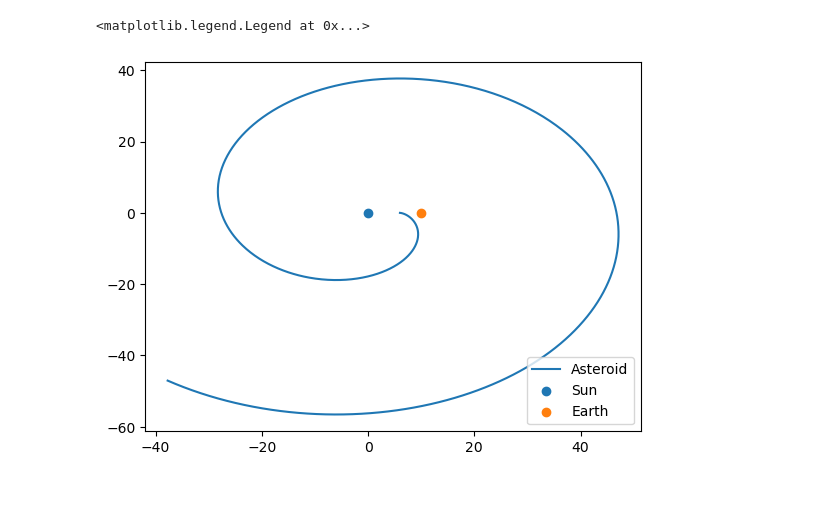
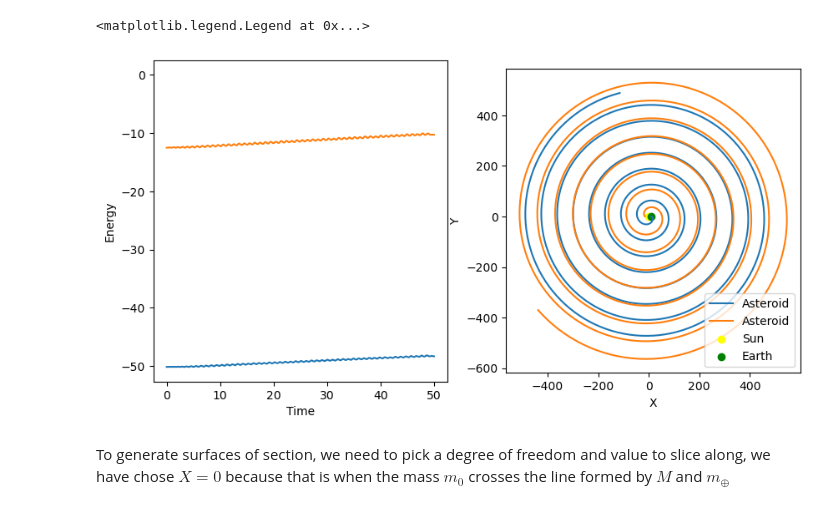
Before and after one commit to kavidey/PHYS111, a Jupyter notebook: computational_project/Stationary_frame_3.ipynb, the cells around one changed output. Saved outputs shown, nothing was run; the diff lists cells and outputs as text; code cells hidden in the pictures.

Commit message:
Clean up and add code for initial conditions

```diff
--- a/computational_project/Stationary_frame_3.ipynb
+++ b/computational_project/Stationary_frame_3.ipynb
@@ -124,3 +139,10 @@ def three_body_prob(tau, Z, d, e, f): #Not sure why we need it, but I added tau
     z_dot = fy(X, X_dot, Y, d, e, f)
 
     return X_dot, w_dot, Y_dot, z_dot
+
+def get_solution(diffeq, initial_conditions, tstart=None, tend=None, pts=1000, t=None, **kwargs):
+    if t is None:
+        t = np.linspace(tstart, tend, int(pts))
+
+    # return odeint(diffeq, initial_conditions, t, args=params, **kwargs).T
+    return solve_ivp(diffeq, (np.min(t), np.max(t)), initial_conditions, t_eval=t, **kwargs)
@@ -186,9 +149,33 @@ plt.plot(t_eval, H(xa, wa, ya, za, d1, e1, f1))
-# %%
-plt.plot(xa, ya, label="Asteroid")
-
-plt.scatter(0, 0, label="Sun")
-plt.scatter(a, 0, label="Earth")
-plt.legend()
-# %% [output]
-<matplotlib.legend.Legend at 0x...>
-[figure, removed]
+# %%
+#solving the differential equation
+fig, axs = plt.subplots(1, 2, figsize=(10,5))
+
+initial_conditions = [
+    (10.01, 0, 0, 0),
+    (-15, -10, 0, 10)
+] # X initial, X dot initial, Y initial, Y dot initial
+args = (0.01666, 0.1666, 0.0909) #this is just d, e, f, so we can insert this into three_body_prob.
+
+for ic in initial_conditions:
+    sol = get_solution(lambda tau, Z: three_body_prob(tau, Z, *args), ic, tstart=0, tend=50)
+    xa, wa, ya, za = sol.y
+    t_eval = sol.t
+
+    axs[0].plot(t_eval, H(xa, wa, ya, za, *args))
+    axs[1].plot(xa, ya, label="Asteroid")
+
+axs[0].scatter(0,0, c='white') # force x = 0 to be included
+axs[0].set_xlabel("Time")
+axs[0].set_ylabel("Energy")
+
+axs[1].scatter(0, 0, label="Sun", c='yellow')
+axs[1].scatter(10, 0, label="Earth", c='green')
+axs[1].set_xlabel("X")
+axs[1].set_ylabel("Y")
+axs[1].set_aspect(1)
+axs[1].legend()
+# %% [output]
+<matplotlib.legend.Legend at 0x...>
+[figure, added]
+# %% [markdown]
+To generate surfaces of section, we need to pick a degree of freedom and value to slice along, we have chose $X=0$ because that is when the mass $m_0$ crosses the line formed by $M$ and $m_\oplus$
```
Also changed, not shown: parts of 22 cells of this notebook.
